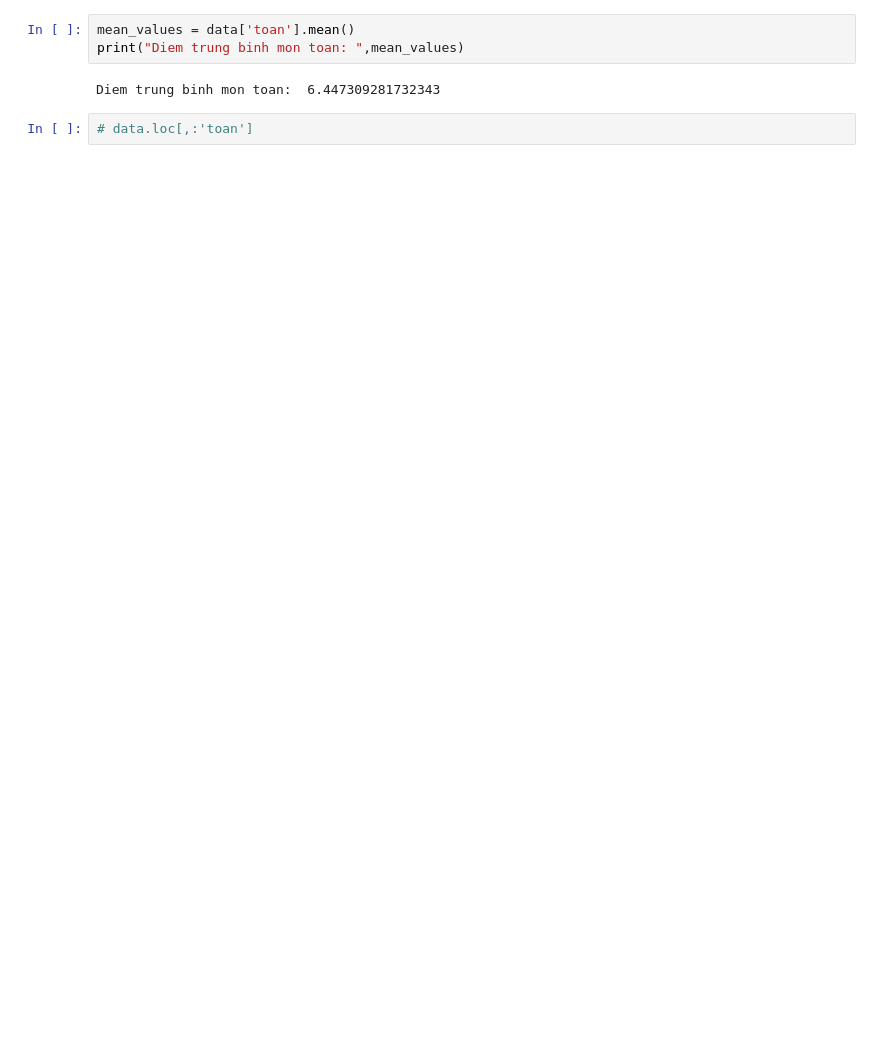
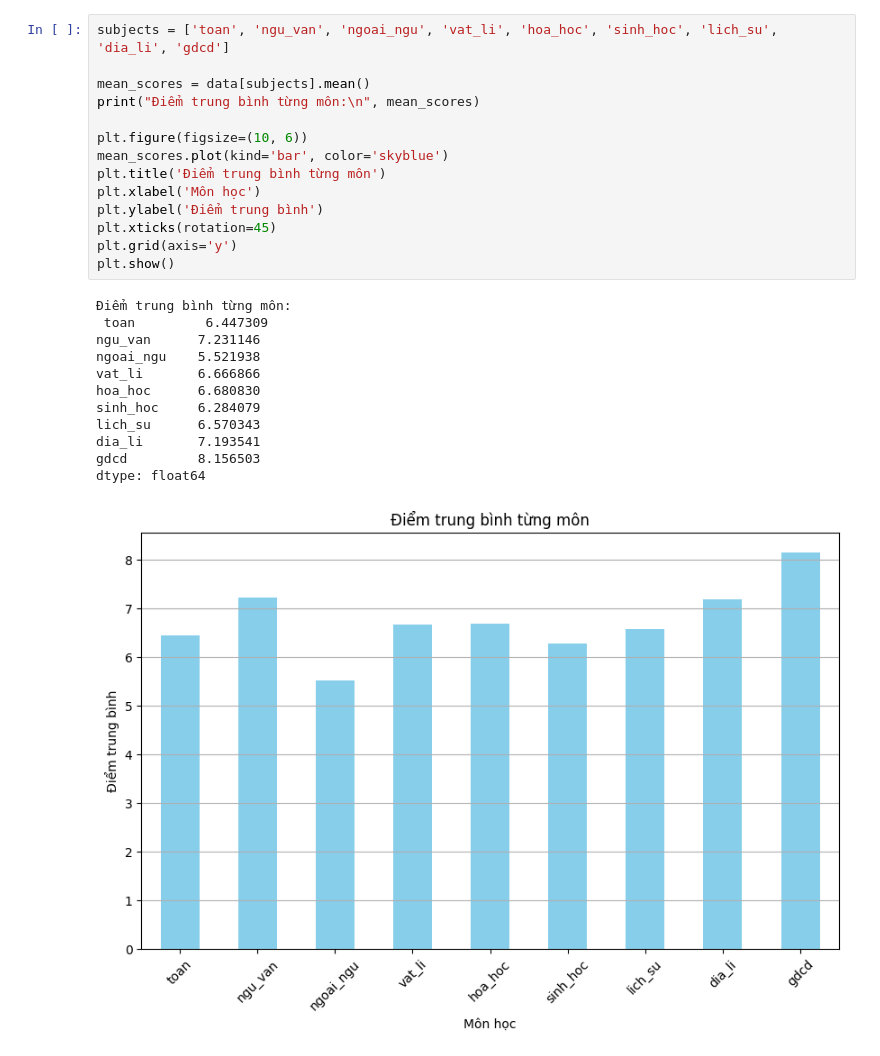
Before and after one commit to kohaku4869/Phan-tich-diem-THPT-2024, a Jupyter notebook: Phan_tich.ipynb, the cells around one changed output. Cells and saved outputs as stored; diff of their text form; blank space fills up the shorter version.

```diff
--- a/Phan_tich.ipynb
+++ b/Phan_tich.ipynb
@@ -23,10 +15,30 @@ data
 # %%
-mean_values = data['toan'].mean()
-print("Diem trung binh mon toan: ",mean_values)
+subjects = ['toan', 'ngu_van', 'ngoai_ngu', 'vat_li', 'hoa_hoc', 'sinh_hoc', 'lich_su', 'dia_li', 'gdcd']
+
+mean_scores = data[subjects].mean()
+print("Điểm trung bình từng môn:\n", mean_scores)
+
+plt.figure(figsize=(10, 6))
+mean_scores.plot(kind='bar', color='skyblue')
+plt.title('Điểm trung bình từng môn')
+plt.xlabel('Môn học')
+plt.ylabel('Điểm trung bình')
+plt.xticks(rotation=45)
+plt.grid(axis='y')
+plt.show()
 # %% [output]
-Diem trung binh mon toan:  6.447309281732343
+Điểm trung bình từng môn:
+ toan         6.447309
+ngu_van      7.231146
+ngoai_ngu    5.521938
+vat_li       6.666866
+hoa_hoc      6.680830
+sinh_hoc     6.284079
+lich_su      6.570343
+dia_li       7.193541
+gdcd         8.156503
+dtype: float64
+[figure, added]
-# %%
-# data.loc[,:'toan']
 # %%
 def phan_loai_khoi(row):
     row = row.fillna(0)
```
Also changed, not shown: parts of 8 cells of this notebook.
